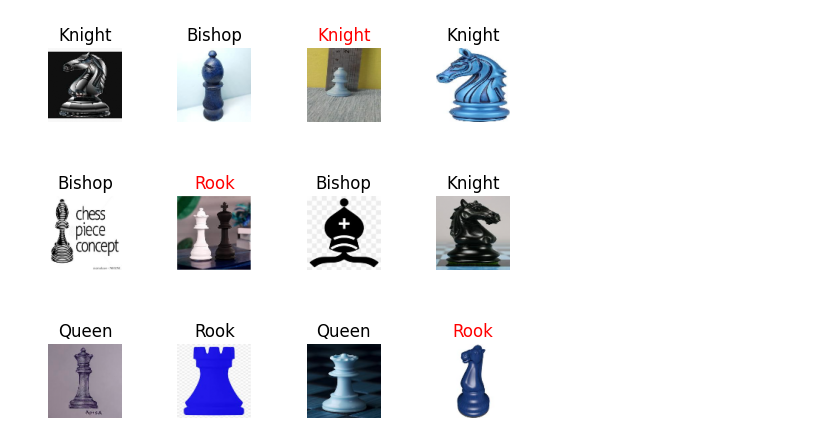
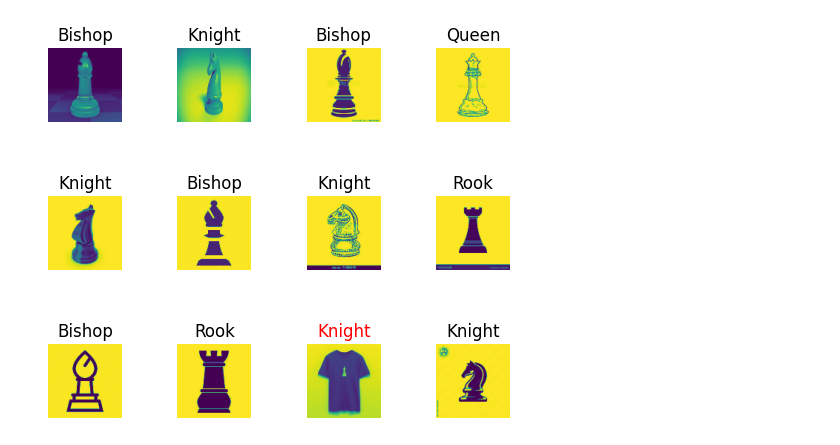
Before and after one commit to khirobenn/Deep-Learning, a Jupyter notebook: chess_model.ipynb, the cells around one changed output. Cells and saved outputs as stored; diff of their text form; code cells hidden in the pictures.

Commit message:
Changing the 3 channels of RGB to one channel by Grayscaling, and getting more accuracy for the model : 63%

```diff
--- a/chess_model.ipynb
+++ b/chess_model.ipynb
@@ -14,7 +14,7 @@ def create_data():
         path = DATADIR + category
         category_index = CATEGORIES.index(category)
         for img in os.listdir(path):
-            img_array = cv2.imread(path + '/' + img)
+            img_array = cv2.imread(path + '/' + img, cv2.IMREAD_GRAYSCALE)
             if img_array.shape[0] < min_size or img_array.shape[1] < min_size:
                 continue
             img_resized = cv2.resize(img_array, (min_size, min_size))
@@ -36,7 +36,7 @@ for pixels, category in training_data:
     Y.append(category)
 # %%
 X = np.array(X)
-# X = X.reshape(X.shape[0], X.shape[1], X.shape[2], X.shape[3],1)
+X = X.reshape(X.shape[0], X.shape[1], X.shape[2],1)
 Y = np.array(Y)
 print(X.shape)
 print(Y.shape)
@@ -70,14 +70,14 @@ callback = tf.keras.callbacks.EarlyStopping(monitor='loss', patience=3)
 # %%
 model = tf.keras.Sequential()
 
-model.add(tf.keras.layers.Conv2D(64 , (3,3), input_shape=X.shape[1:], activation='relu'))
+model.add(tf.keras.layers.Conv2D(64 , (3,3), activation='relu'))
 model.add(tf.keras.layers.MaxPooling2D(pool_size=(2,2)))
 model.add(tf.keras.layers.Conv2D(32, (3,3), activation='relu'))
 model.add(tf.keras.layers.MaxPooling2D(pool_size=(2,2)))
 
 model.add(tf.keras.layers.Flatten())
 model.add(tf.keras.layers.Dense(128, activation='relu'))
-model.add(tf.keras.layers.Dropout(0.6))
+model.add(tf.keras.layers.Dropout(0.5))
 model.add(tf.keras.layers.Dense(len(CATEGORIES), activation=tf.nn.softmax))
 
 model.compile(optimizer=tf.keras.optimizers.Adam(learning_rate=0.0001),
@@ -111,4 +111,4 @@ Model: "sequential"
  Non-trainable params: 0 (0.00 B)
 # %%
-model.fit(X_train, Y_train, epochs=30)
+model.fit(X_train, Y_train, epochs=25)
 # %% [output]
@@ -143,18 +143,18 @@ predictions = model.predict(X_test)
 # %%
-x = 50
+x = 22
 y = x+12
 # printing some pictures of the x_test and it's predictions as title
 false_values = 0
 for i in range(x, y):
     plt.subplot(3, 4, i-x+1)
     plt.subplots_adjust(hspace=1)
     plt.imshow(X_test[i])
     plt.axis('off')
     color = 'black'
     if np.argmax(predictions[i]) != Y_test[i]:
         false_values = false_values + 1
         color = 'red'
     plt.title(CATEGORIES[np.argmax(predictions[i])], color=color)
 plt.show()
 # %% [output]
-[figure, old version]
+[figure, new version]
```
Also changed, not shown: parts of 7 cells of this notebook.
